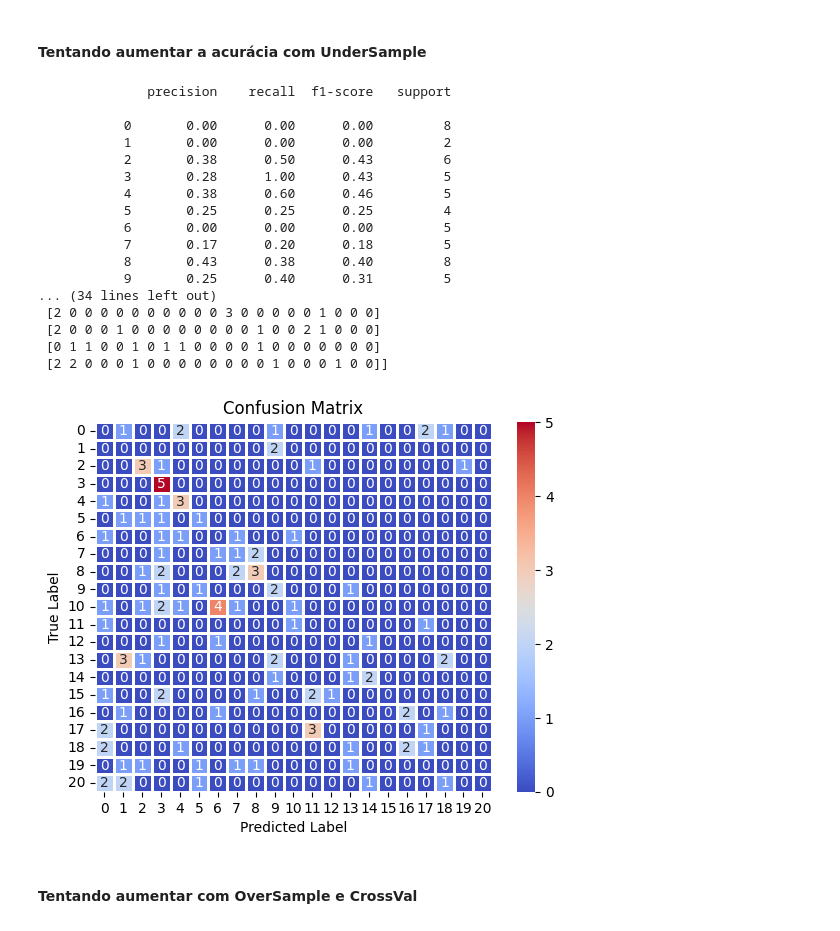
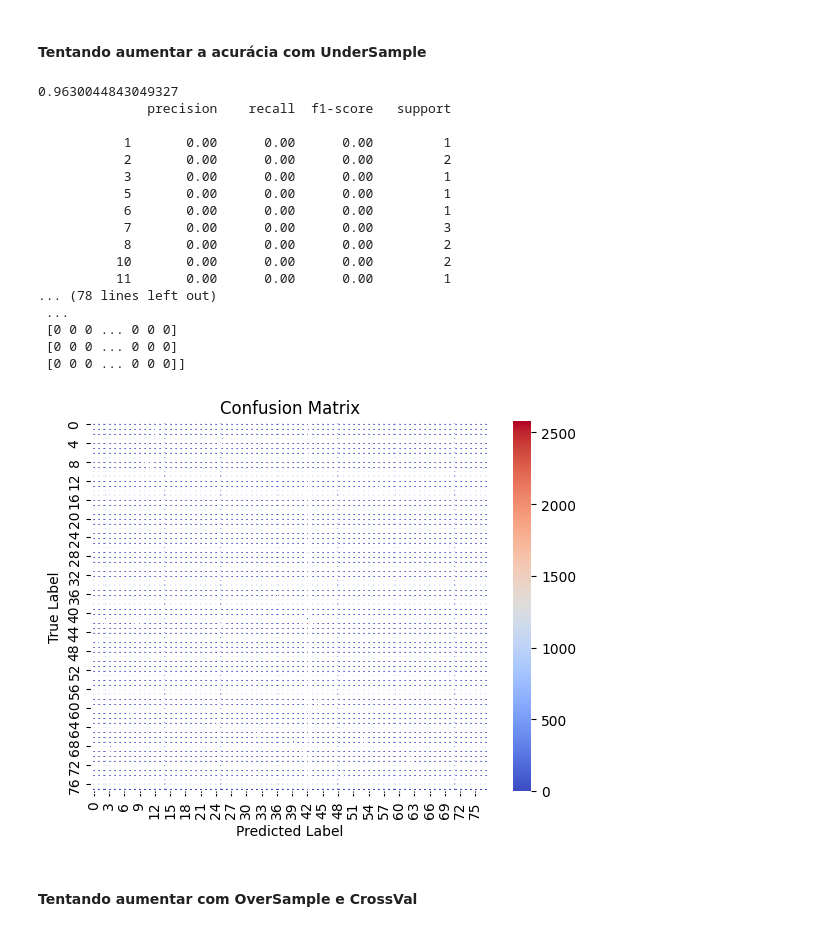
Before and after one commit to OttistTech/analytics, a Jupyter notebook: regulated-foods/teste_de_modelos.ipynb, the cells around one changed output. Drawn from its saved outputs; the diff is of its cells as text; code cells hidden in the pictures.

```diff
--- a/regulated-foods/teste_de_modelos.ipynb
+++ b/regulated-foods/teste_de_modelos.ipynb
@@ -66,5 +67,6 @@ print(base['ConsumptionCategory'].unique())
 # %%
-base = base[base['PopulationGroup'].isin(['Pregnant women', 'Lactating women'])].dropna()
+# Filtra a base excluindo as linhas com 'Pregnant women' e 'Lactating women' em 'PopulationGroup'
+base = base[~base['PopulationGroup'].isin(['Pregnant women', 'Lactating women'])]
 display(base)
 # %% [output]
 |  | Country | PopulationGroup | ConsumptionCategory | ConsumptionSpecificity | GramsPerDays | Days | ... |
@@ -83,8 +85,8 @@ display(base)
 # %% [markdown]
 #### Separando atributos e respostas
 # %%
-df_resposta = base['ConsumptionCategory']
-df_atributos = base.drop(columns='ConsumptionCategory')
+df_resposta = base['ConsumptionSpecificity']
+df_atributos = base.drop(columns='ConsumptionSpecificity')
 # %% [markdown]
 #### Transformando dados
 # %%
@@ -575,41 +562,44 @@ print(matriz)
 # %%
 x_treino, x_teste, y_treino, y_teste = train_test_split(X_undersampled, y_undersampled, test_size=0.15, random_state=0)
 
 treinandoKNN = classificador_knn.fit(x_treino, y_treino)
 
 previsao = classificador_knn.predict(x_teste)
+
+acuracia = accuracy_score(y_teste, previsao)
+print(acuracia)
 
 report = classification_report(y_teste, previsao)
 print(report)
 
 conf_matrix = confusion_matrix(y_teste, previsao)
 print('Confusion Matrix:')
 print(conf_matrix)
 
 sns.heatmap(conf_matrix, cmap='coolwarm', annot=True, linewidth=1, fmt='d')
 plt.xlabel('Predicted Label')
 plt.ylabel('True Label')
 plt.title('Confusion Matrix')
 plt.show()
 # %% [output]
+0.9630044843049327
               precision    recall  f1-score   support
 
-           0       0.00      0.00      0.00         8
-           1       0.00      0.00      0.00         2
-           2       0.38      0.50      0.43         6
-           3       0.28      1.00      0.43         5
-           4       0.38      0.60      0.46         5
-           5       0.25      0.25      0.25         4
-           6       0.00      0.00      0.00         5
-           7       0.17      0.20      0.18         5
-           8       0.43      0.38      0.40         8
-           9       0.25      0.40      0.31         5
-... (34 lines left out)
- [2 0 0 0 0 0 0 0 0 0 0 3 0 0 0 0 0 1 0 0 0]
- [2 0 0 0 1 0 0 0 0 0 0 0 0 1 0 0 2 1 0 0 0]
- [0 1 1 0 0 1 0 1 1 0 0 0 0 1 0 0 0 0 0 0 0]
- [2 2 0 0 0 1 0 0 0 0 0 0 0 0 1 0 0 0 1 0 0]]
+           1       0.00      0.00      0.00         1
+           2       0.00      0.00      0.00         2
+           3       0.00      0.00      0.00         1
+           5       0.00      0.00      0.00         1
+           6       0.00      0.00      0.00         1
+           7       0.00      0.00      0.00         3
+           8       0.00      0.00      0.00         2
+          10       0.00      0.00      0.00         2
+          11       0.00      0.00      0.00         1
+... (78 lines left out)
+ ...
+ [0 0 0 ... 0 0 0]
+ [0 0 0 ... 0 0 0]
+ [0 0 0 ... 0 0 0]]
-[figure, old version]
+[figure, new version]
 # %% [markdown]
 #### Tentando aumentar com OverSample e CrossVal
 # %%
```
Also changed, not shown: parts of 35 cells of this notebook, 8 other files.
